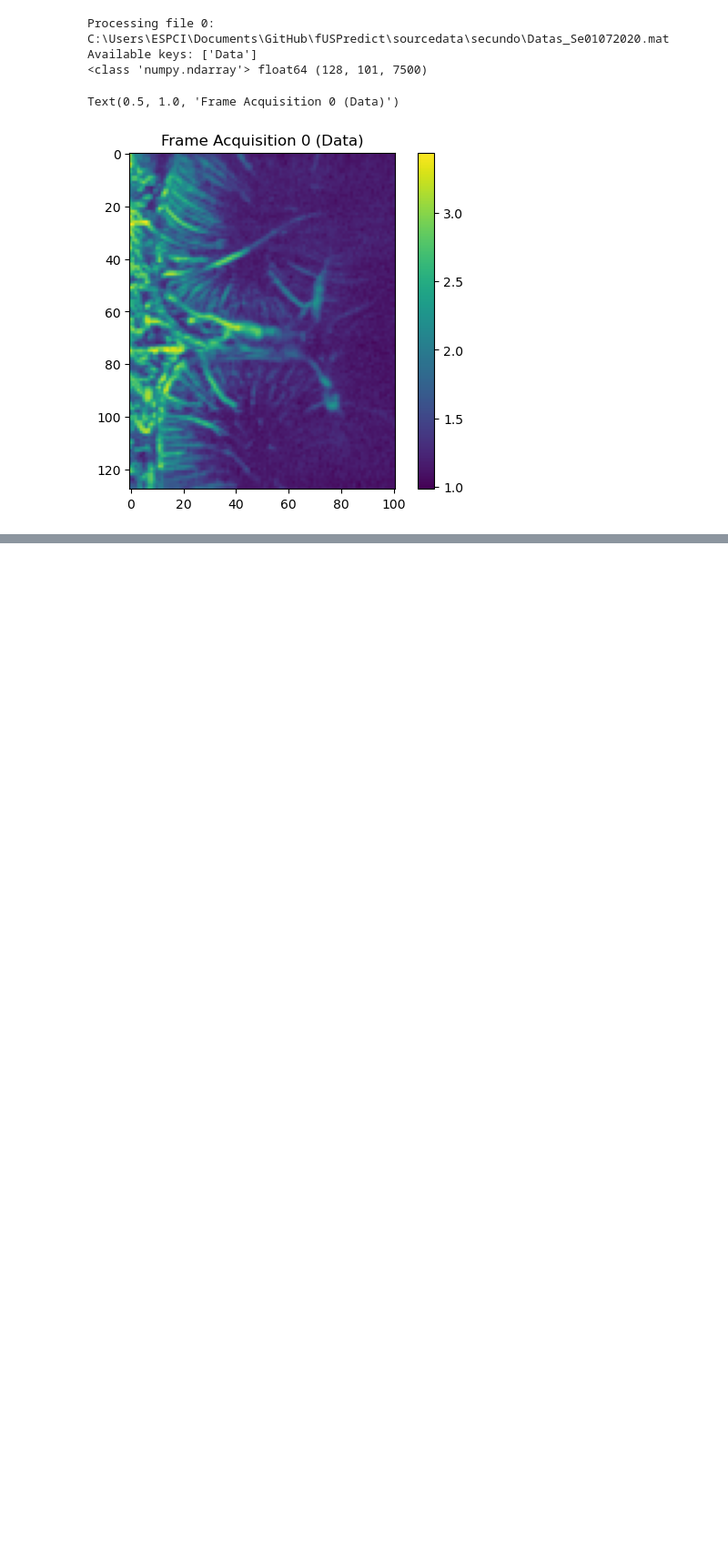
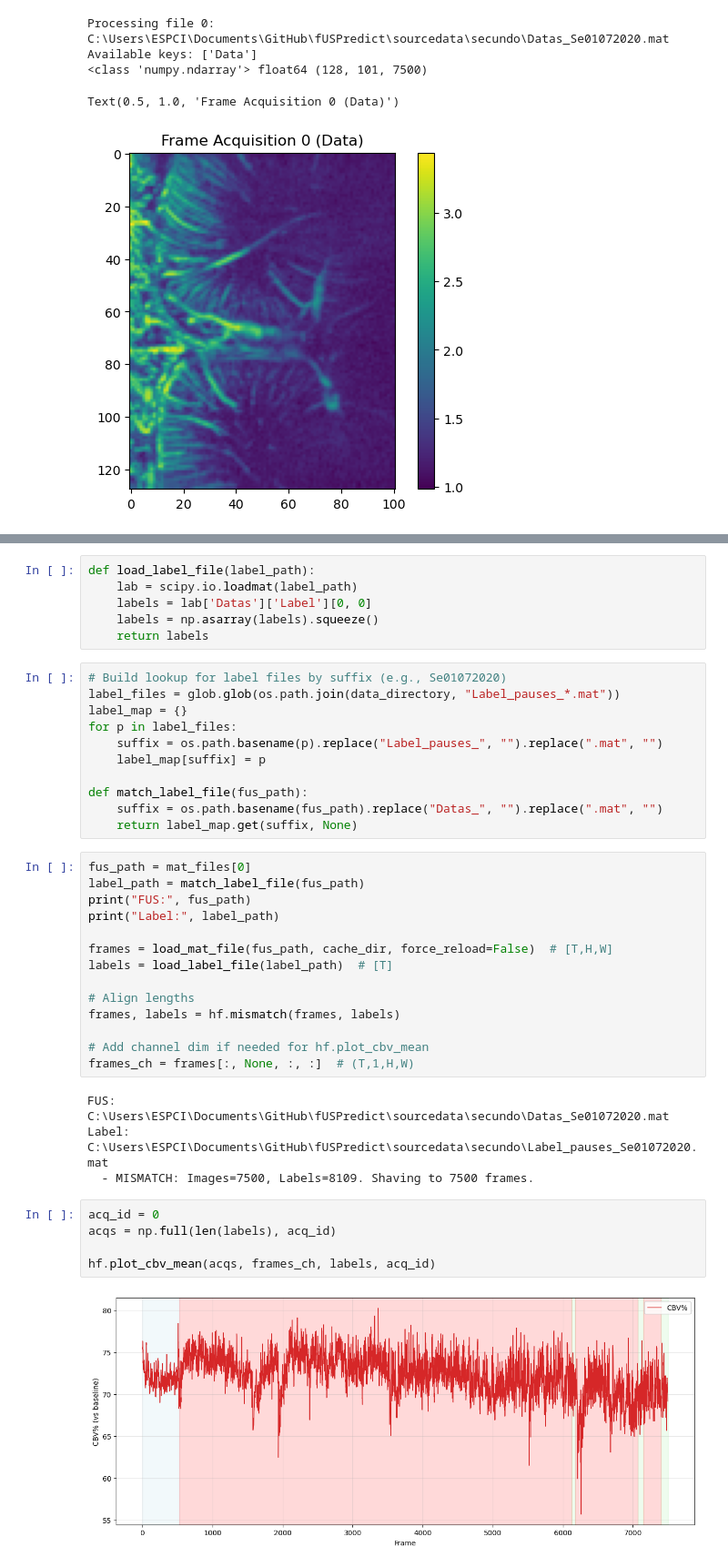
Before and after one commit to brynnhs/fUSPredict, a Jupyter notebook: code/1_preprocessing/1_preprocessing.ipynb, the cells around one changed output, grey strips where cells are left out. Shown at 91% size. Drawn from its saved outputs; the diff is of its cells as text; blank space fills up the shorter version.

```diff
--- a/code/1_preprocessing/1_preprocessing.ipynb
+++ b/code/1_preprocessing/1_preprocessing.ipynb
@@ -189,0 +254,42 @@ fus[0] dtype: [('frame', 'O'), ('time', 'O'), ('baseline_information', 'O')] sha
+# %%
+def load_label_file(label_path):
+    lab = scipy.io.loadmat(label_path)
+    labels = lab['Datas']['Label'][0, 0]
+    labels = np.asarray(labels).squeeze()
+    return labels
+# %%
+# Build lookup for label files by suffix (e.g., Se01072020)
+label_files = glob.glob(os.path.join(data_directory, "Label_pauses_*.mat"))
+label_map = {}
+for p in label_files:
+    suffix = os.path.basename(p).replace("Label_pauses_", "").replace(".mat", "")
+    label_map[suffix] = p
+
+def match_label_file(fus_path):
+    suffix = os.path.basename(fus_path).replace("Datas_", "").replace(".mat", "")
+    return label_map.get(suffix, None)
+# %%
+fus_path = mat_files[0]
+label_path = match_label_file(fus_path)
+print("FUS:", fus_path)
+print("Label:", label_path)
+
+frames = load_mat_file(fus_path, cache_dir, force_reload=False)  # [T,H,W]
+labels = load_label_file(label_path)  # [T]
+
+# Align lengths
+frames, labels = hf.mismatch(frames, labels)
+
+# Add channel dim if needed for hf.plot_cbv_mean
+frames_ch = frames[:, None, :, :]  # (T,1,H,W)
+# %% [output]
+FUS: C:\Users\ESPCI\Documents\GitHub\fUSPredict\sourcedata\secundo\Datas_Se01072020.mat
+Label: C:\Users\ESPCI\Documents\GitHub\fUSPredict\sourcedata\secundo\Label_pauses_Se01072020.mat
+  - MISMATCH: Images=7500, Labels=8109. Shaving to 7500 frames.
+# %%
+acq_id = 0
+acqs = np.full(len(labels), acq_id)
+
+hf.plot_cbv_mean(acqs, frames_ch, labels, acq_id)
+# %% [output]
+[figure, added]
```
Also changed, not shown: parts of 10 cells of this notebook, 2 other files.
